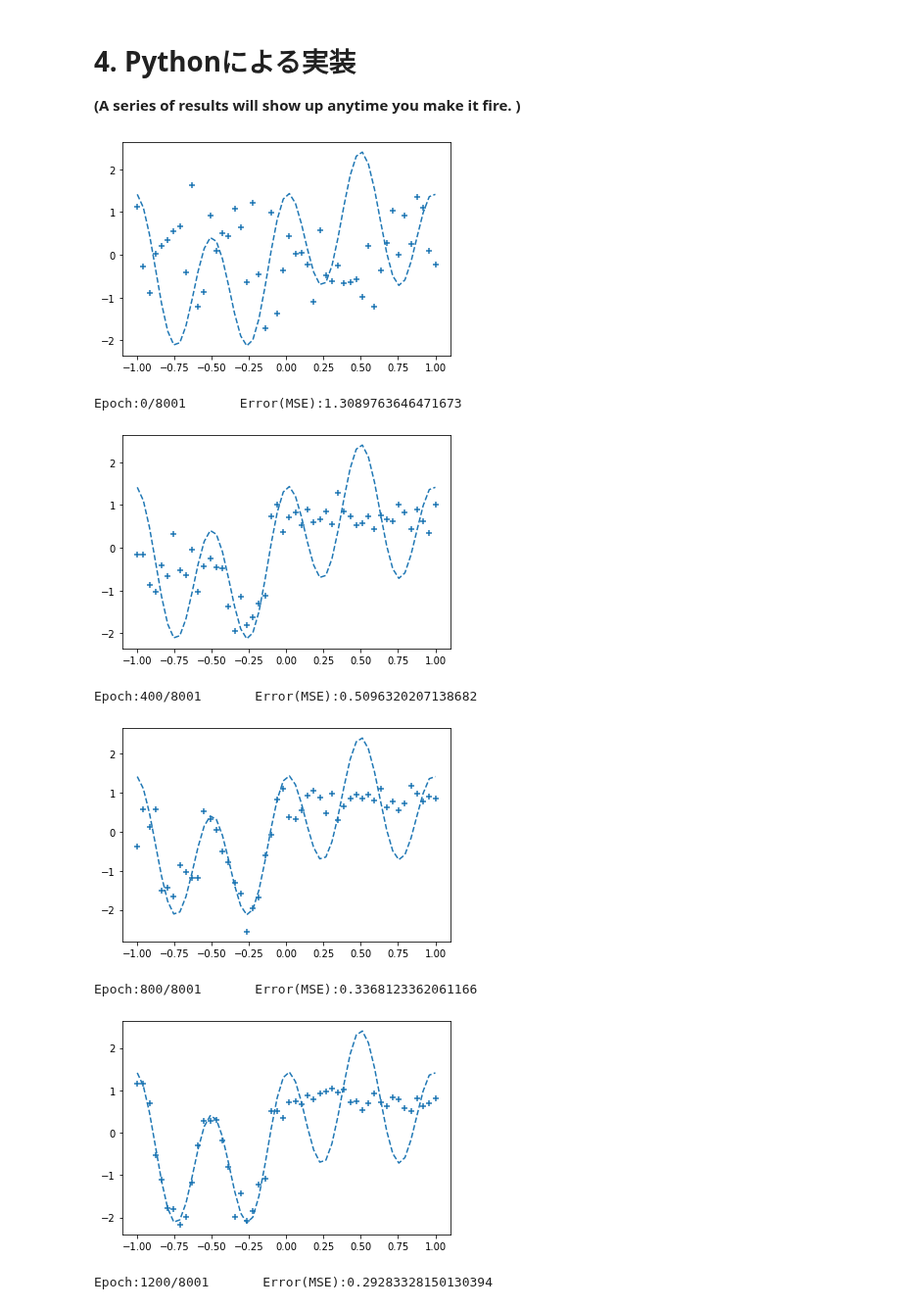
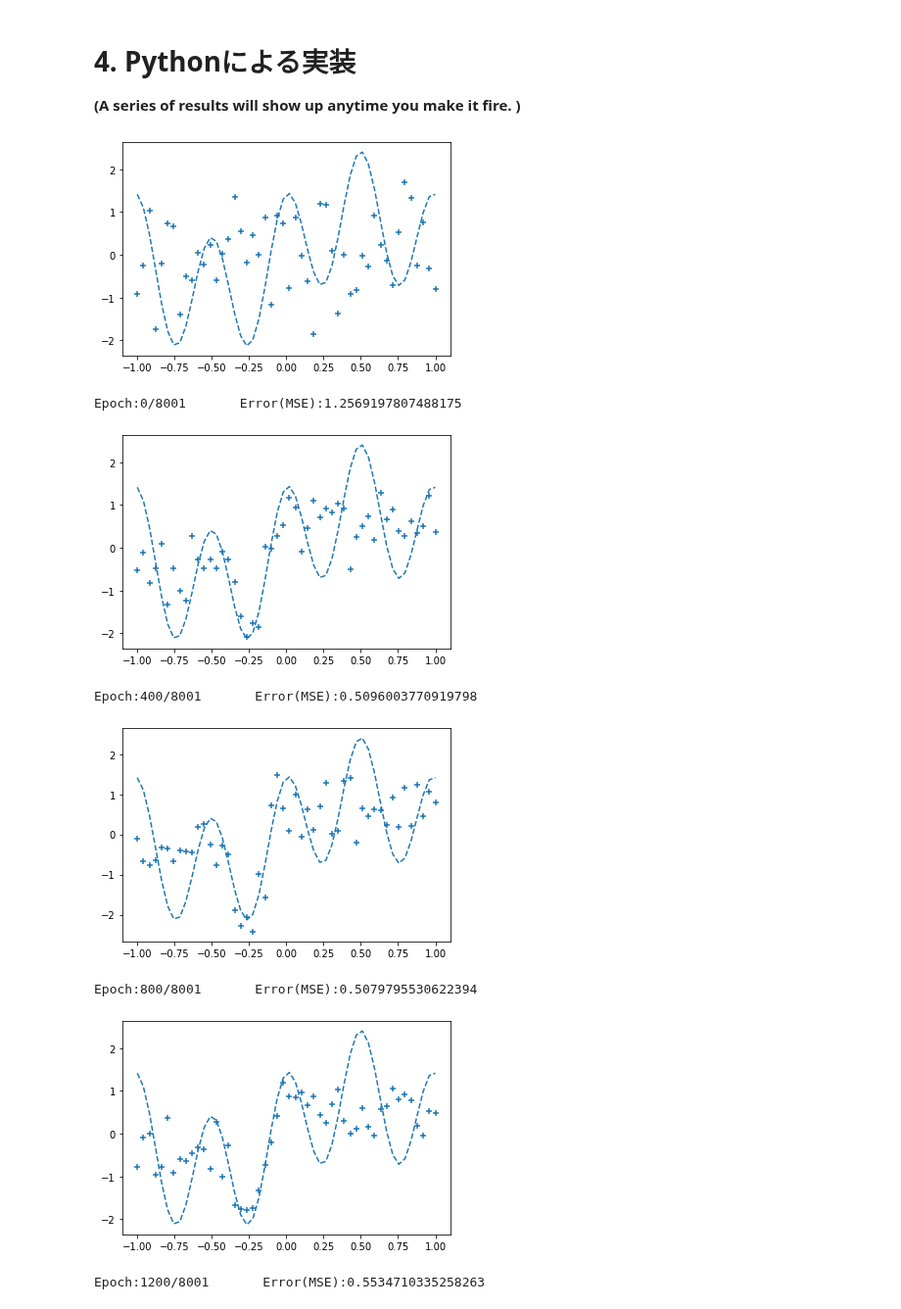
Before and after one commit to solaris0051/simpleNN, a Jupyter notebook: in_1n_mid_12n_x4_out_1n.ipynb, the cells around one changed output. Shown at 98% size. Cells and saved outputs as stored; diff of their text form; code cells hidden in the pictures.

```diff
--- a/in_1n_mid_12n_x4_out_1n.ipynb
+++ b/in_1n_mid_12n_x4_out_1n.ipynb
@@ -348,8 +348,8 @@ n_in = 1   # the number of neurons at the input layer
 n_mid = 12 # the number of neurons at the hidden layers
 n_out = 1  # the number of neurons at the output layer
 
-wb_width = 0.667   # initial width of weight and bias
-eta = 0.164        # initial learning coefficient
+wb_width = 0.6681   # initial width of weight and bias
+eta = 0.1659        # initial learning coefficient
 epoch = 8001       # online batch, meaning its size is one.
 interval = 400     # initial monitoring interval
 
@@ -432,38 +432,38 @@ for i in range(epoch):
         hidden_layer1.backward(hidden_layer2.grad_x)
 
         # update weight and bias (method of update defined in the class BaseLayer)
         hidden_layer1.update(eta)
         hidden_layer2.update(eta)
         hidden_layer3.update(eta)
         hidden_layer4.update(eta)
         output_layer.update(eta)
 
         if i%interval == 0:
 
             y = output_layer.y[0][0]  # get a number (from matrix) as a learned one in the output layer.
 
             # error estimation by loss function (apply mean square error)
             total_error += 1.0/2.0*np.sum(np.square(y - t))
 
             # store outputs learned
             plot_x.append(x)
             plot_y.append(y)
 
     if i%interval == 0:
 
         # plot outpus
         plt.plot(input_data, correct_data, linestyle="dashed")
         plt.scatter(plot_x, plot_y, marker="+")
         plt.show()
 
         # print epoch number and error(MSE)
         print("Epoch:" + str(i) + "/" + str(epoch),'     ',"Error(MSE):" + str(total_error/n_data))
 # %% [output]
-[figure, old version]
+[figure, new version]
-Epoch:0/8001       Error(MSE):1.3089763646471673
+Epoch:0/8001       Error(MSE):1.2569197807488175
-[figure, old version]
+[figure, new version]
-Epoch:400/8001       Error(MSE):0.5096320207138682
+Epoch:400/8001       Error(MSE):0.5096003770919798
-[figure, old version]
+[figure, new version]
-Epoch:800/8001       Error(MSE):0.3368123362061166
+Epoch:800/8001       Error(MSE):0.5079795530622394
-[figure, old version]
+[figure, new version]
-Epoch:1200/8001       Error(MSE):0.29283328150130394
+Epoch:1200/8001       Error(MSE):0.5534710335258263
```
Also changed, not shown: parts of 2 cells of this notebook.
